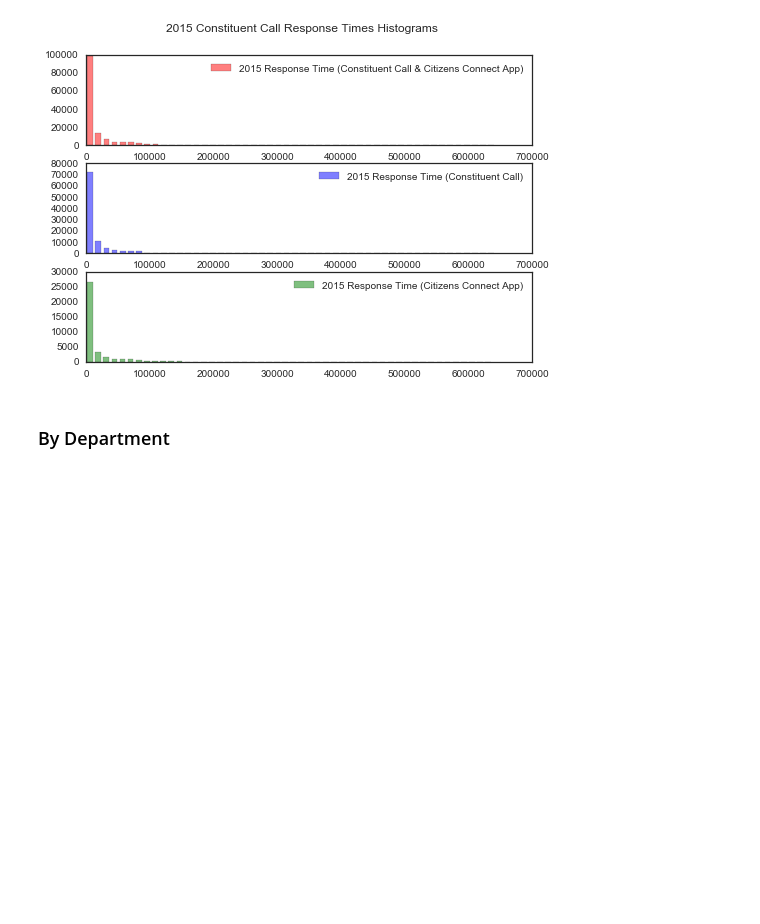
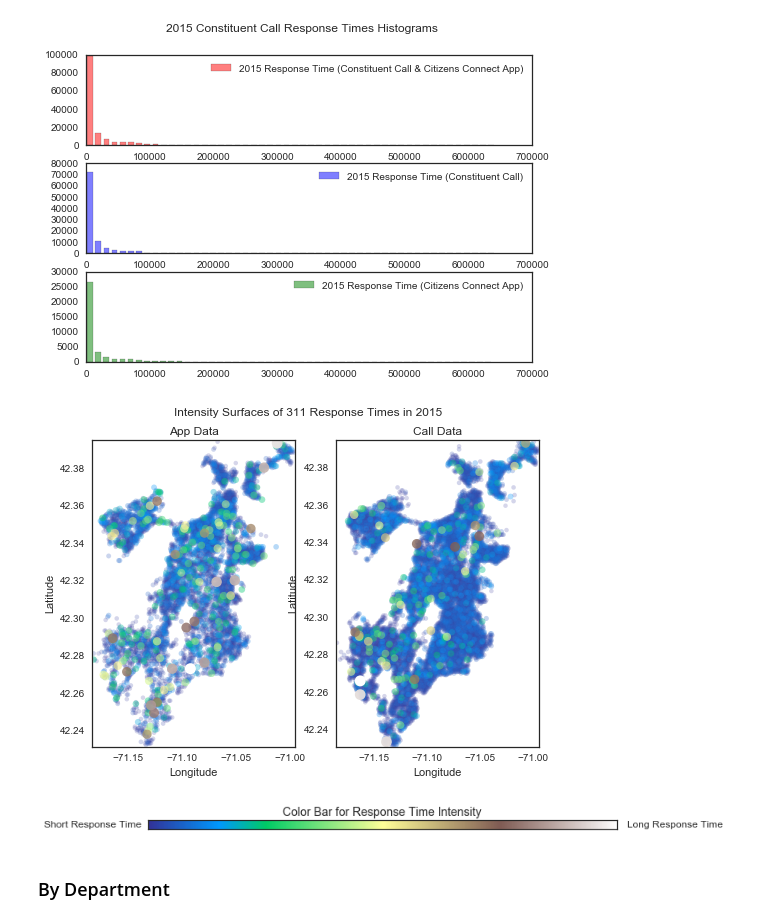
Before and after one commit to onefishy/Boston311, a Jupyter notebook: Code/Basic Analysis of Data.ipynb, the cells around one changed output. Drawn from its saved outputs; the diff is of its cells as text; code cells hidden in the pictures; blank space fills up the shorter version.

Commit message:
visualization for response times over geography

```diff
--- a/Code/Basic Analysis of Data.ipynb
+++ b/Code/Basic Analysis of Data.ipynb
@@ -237,6 +328,26 @@ plt.suptitle('2015 Constituent Call Response Times Histograms')
 # %% [output]
 <matplotlib.text.Text at 0x...>
 [figure]
+# %%
+call_data = real_data('January 01, 2015 12:00AM', 'January 01, 2016 12:00AM',
+                     'Constituent Call', 'OPEN_DT')
+app_data = real_data('January 01, 2015 12:00AM', 'January 01, 2016 12:00AM',
+                     'Citizens Connect App', 'OPEN_DT')
+
+
+fig = plt.figure()
+ax1 = fig.add_subplot(1,2,1)
+plot_time_intensity(app_data, ax1, 'App Data')
+ax2 = fig.add_subplot(1,2,2)
+plot_time_intensity(call_data, ax2, 'Call Data')
+plt.suptitle('Intensity Surfaces of 311 Response Times in 2015')
+plt.show()
+# %% [output]
+[figure, added]
+# %%
+plot_color_gradients()
+# %% [output]
+[figure, added]
 # %% [markdown]
 ### By Department
 # %%
```
Also changed, not shown: parts of 3 cells of this notebook.
